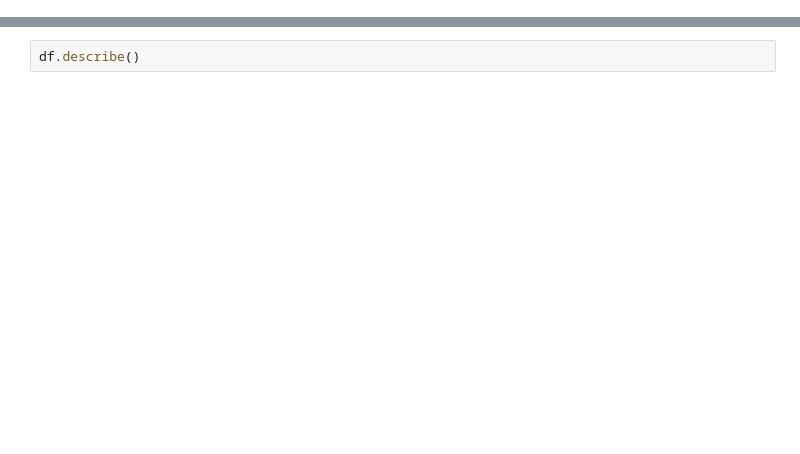
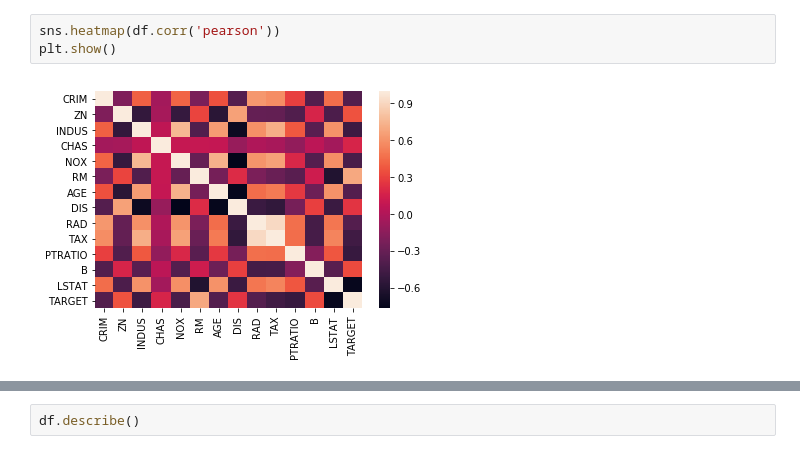
Before and after one commit to iancarv/Curso-de-Machine-Learning-Facebook, a Jupyter notebook: Arquivos de código/aula2.ipynb, the cells around one changed output, grey strips where cells are left out. Cells and saved outputs as stored; diff of their text form; blank space fills up the shorter version.

```diff
--- a/Arquivos de código/aula2.ipynb
+++ b/Arquivos de código/aula2.ipynb
@@ -24 +42,6 @@ LSTAT      float64
 dtype: object
+# %%
+sns.heatmap(df.corr('pearson'))
+plt.show()
+# %% [output]
+[figure, added]
```
Also changed, not shown: parts of 47 cells of this notebook.
